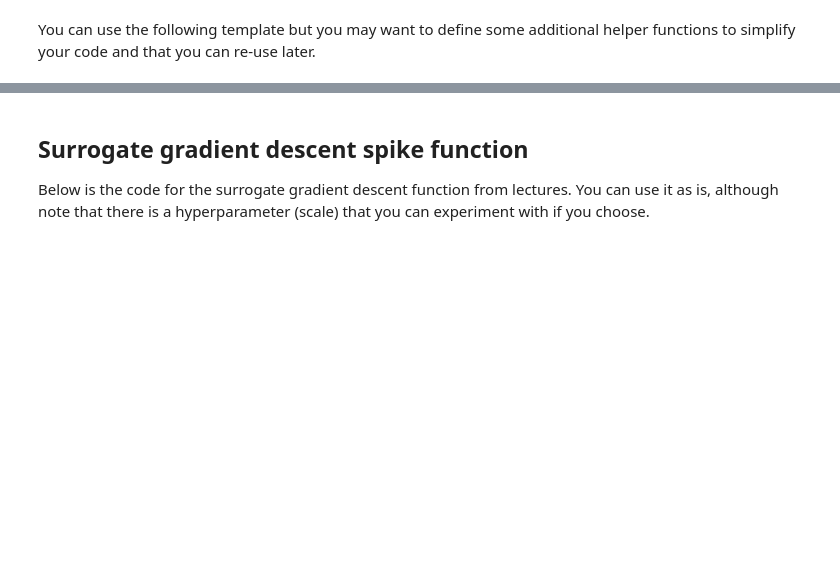
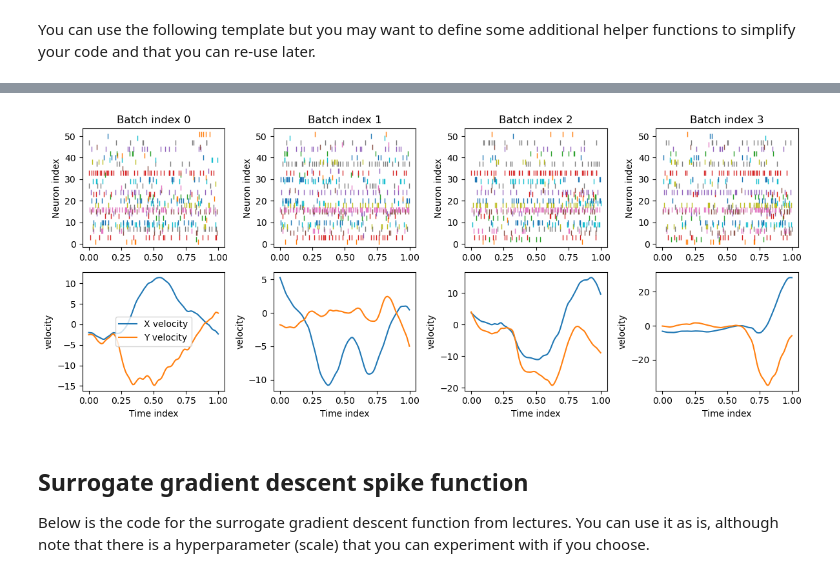
Before and after one commit to codinghasnat/Neuro4ML_2, a Jupyter notebook: Hasnat/cw2-decoding.ipynb, the cells around one changed output, grey strips where cells are left out. Saved outputs shown, nothing was run; the diff lists cells and outputs as text; code cells hidden in the pictures; blank space fills up the shorter version.

```diff
--- a/Hasnat/cw2-decoding.ipynb
+++ b/Hasnat/cw2-decoding.ipynb
@@ -353,0 +281,88 @@ plt.show()
+# %%
+from scipy.interpolate import interp1d
+
+# Set up training / validation / testing ranges
+total_duration = vel_times[-1] - vel_times[0]
+train_frac = 0.8
+val_frac = 0.1
+test_frac = 0.1
+
+train_end = int(total_duration * train_frac)
+val_end = train_end + int(total_duration * val_frac)
+
+train_range = (0, train_end)
+val_range = (train_end, val_end)
+test_range = (val_end, int(total_duration))
+
+
+import numpy as np
+import torch
+from scipy.interpolate import interp1d
+import random
+
+def prepare_batch(batch_segment, spike_times, vel_times, vel, dt, length, num_time_points):
+    start_time = batch_segment
+    time_points = np.linspace(start_time, start_time + length, num_time_points)  # 1 second long segment
+
+    # Spike data preparation
+    x_batch = torch.zeros((len(spike_times), num_time_points))
+    for neuron_index, neuron_spikes in enumerate(spike_times):
+        spike_times_in_batch = neuron_spikes[(neuron_spikes >= start_time) & (neuron_spikes < start_time + 1)]
+        indices = np.floor((spike_times_in_batch - start_time) / dt).astype(int)
+        x_batch[neuron_index, indices] = 1
+
+    # Velocity interpolation
+    interp_func = interp1d(vel_times, vel.T, kind='linear', bounds_error=False, fill_value="extrapolate")
+    y_batch = torch.tensor(interp_func(time_points))
+
+    return x_batch, y_batch
+
+def batched_data(range_to_use, spike_times, vel, vel_times, dt=ms, length=1, batch_size=64, max_num_batches=40):
+    start_time, end_time = range_to_use
+
+    # Create segments each length seconds long
+    segments = np.arange(start_time, end_time, length)
+    random.shuffle(segments)  # Shuffle segments to randomize batch contents
+
+    num_segments = len(segments)
+    num_batches = min(num_segments // batch_size, max_num_batches)
+
+    for batch_idx in range(num_batches):
+        x = torch.zeros((batch_size, len(spike_times), int(length / dt)))
+        y = torch.zeros((batch_size, 2, int(length / dt)))
+
+        for b in range(batch_size):
+            segment_index = batch_idx * batch_size + b
+            if segment_index < num_segments:
+                x_batch, y_batch = prepare_batch(segments[segment_index], spike_times, vel_times, vel, dt, length, int(length / dt))
+                x[b] = x_batch
+                y[b] = y_batch
+
+        yield x, y
+
+# Plot a sample of data
+
+# Plot a sample of data
+x, y = next(batched_data(train_range, spike_times, vel, vel_times, dt=ms, length=1, batch_size=4))
+print(f"X shape: {x.shape}")
+print(f"Y shape: {y.shape}")
+plt.figure(figsize=(12, 5))
+for b in range(4):
+  # Plot spikes for this batch index
+  ax = plt.subplot(2, 4, b+1)
+  for neuron_idx in range(x.shape[1]):  # x.shape[1] will give num neurons in the tensor
+      spike_times_batch = np.where(x[b, neuron_idx].numpy() == 1)[0] * ms  # dt=ms
+      plt.plot(spike_times_batch, [neuron_idx]*len(spike_times_batch), '|')
+  plt.ylabel('Neuron index')
+  plt.title(f'Batch index {b}')
+  # Plot velocities for this batch index
+  plt.subplot(2, 4, b+5, sharex=ax)
+  time_axis = np.arange(0, x.shape[2]*1e-3, 1e-3)
+  plt.plot(time_axis, y[b, 0].numpy(), label='X velocity')
+  plt.plot(time_axis, y[b, 1].numpy(), label='Y velocity')
+  plt.xlabel('Time index')
+  plt.ylabel('velocity')
+  if b==0:
+    plt.legend(loc='best')
+plt.tight_layout();
+# %% [output]
@@ -354,3 +371,4 @@ plt.show()
+[figure, added]
 # %% [markdown]
 ## Surrogate gradient descent spike function
 
```
Also changed, not shown: parts of 14 cells of this notebook, 2 other files.
